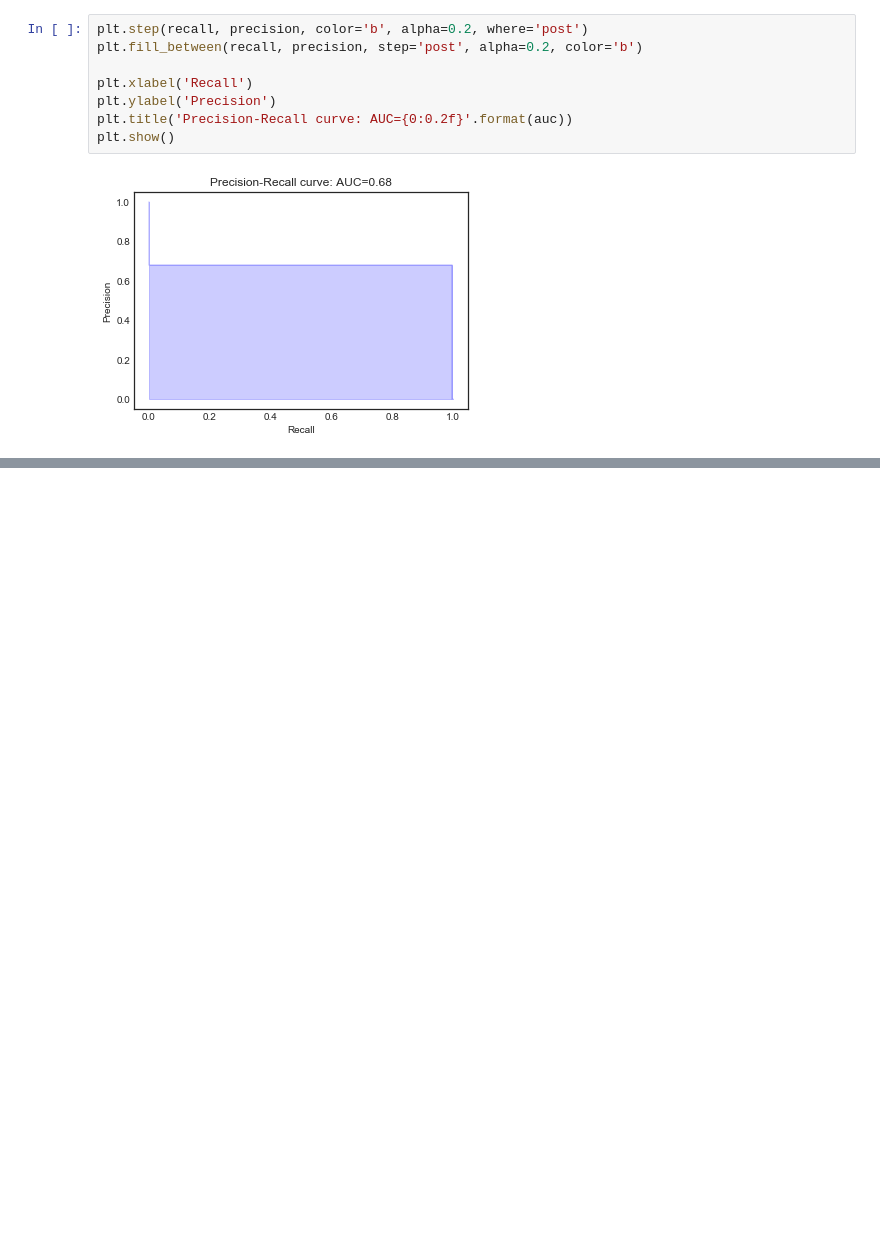
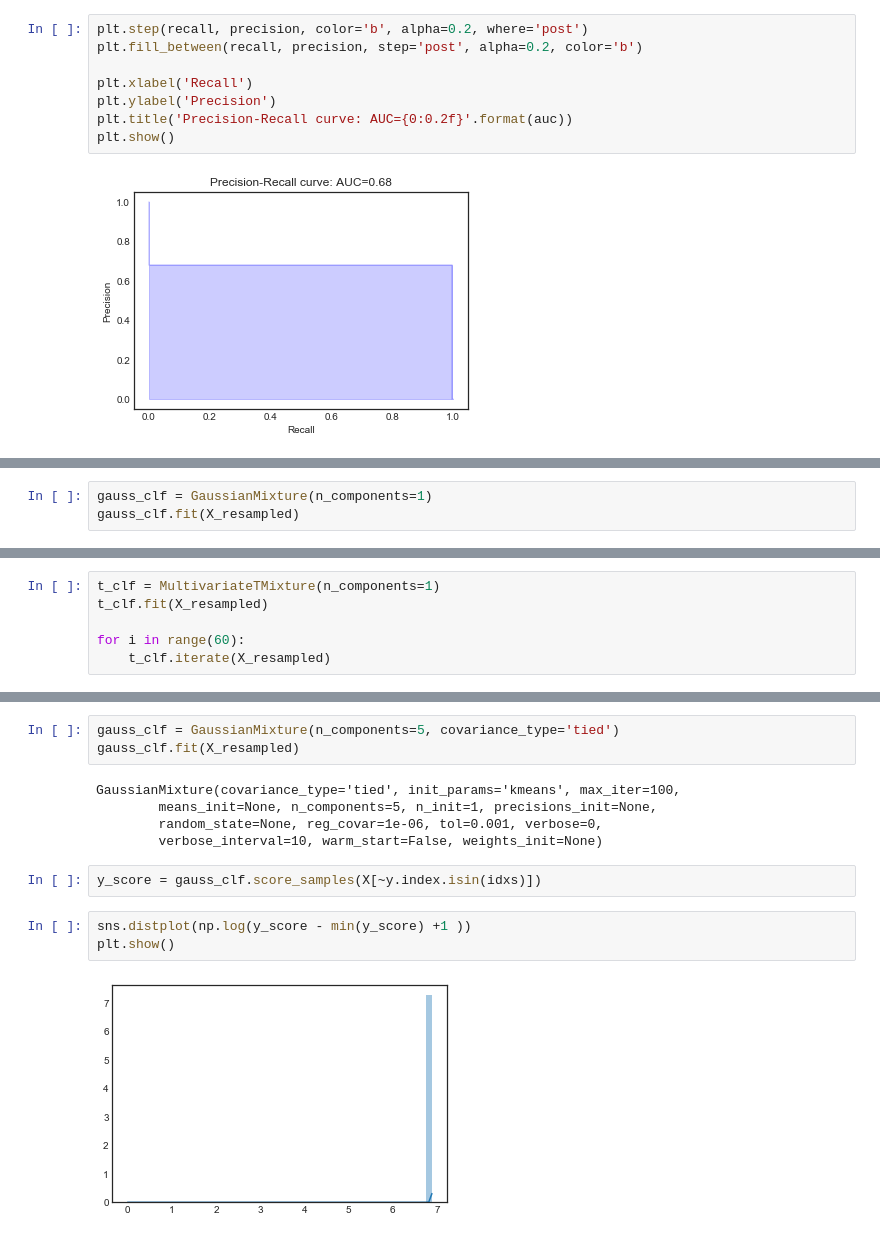
Before and after one commit to NekuSakuraba/machine-learning, a Jupyter notebook: projects/capstone/project/Project Development.ipynb, the cells around one changed output, grey strips where cells are left out. Cells and saved outputs as stored; diff of their text form; blank space fills up the shorter version.

```diff
--- a/projects/capstone/project/Project Development.ipynb
+++ b/projects/capstone/project/Project Development.ipynb
@@ -512,0 +522,3 @@ plt.show()
+# %%
+gauss_clf = GaussianMixture(n_components=1)
+gauss_clf.fit(X_resampled)
@@ -512,0 +565,6 @@ plt.show()
+# %%
+t_clf = MultivariateTMixture(n_components=1)
+t_clf.fit(X_resampled)
+
+for i in range(60):
+    t_clf.iterate(X_resampled)
@@ -512,0 +601,15 @@ plt.show()
+# %%
+gauss_clf = GaussianMixture(n_components=5, covariance_type='tied')
+gauss_clf.fit(X_resampled)
+# %% [output]
+GaussianMixture(covariance_type='tied', init_params='kmeans', max_iter=100,
+        means_init=None, n_components=5, n_init=1, precisions_init=None,
+        random_state=None, reg_covar=1e-06, tol=0.001, verbose=0,
+        verbose_interval=10, warm_start=False, weights_init=None)
+# %%
+y_score = gauss_clf.score_samples(X[~y.index.isin(idxs)])
+# %%
+sns.distplot(np.log(y_score - min(y_score) +1 ))
+plt.show()
+# %% [output]
+[figure, added]
```
Also changed, not shown: parts of 16 cells of this notebook, 1 other file.
